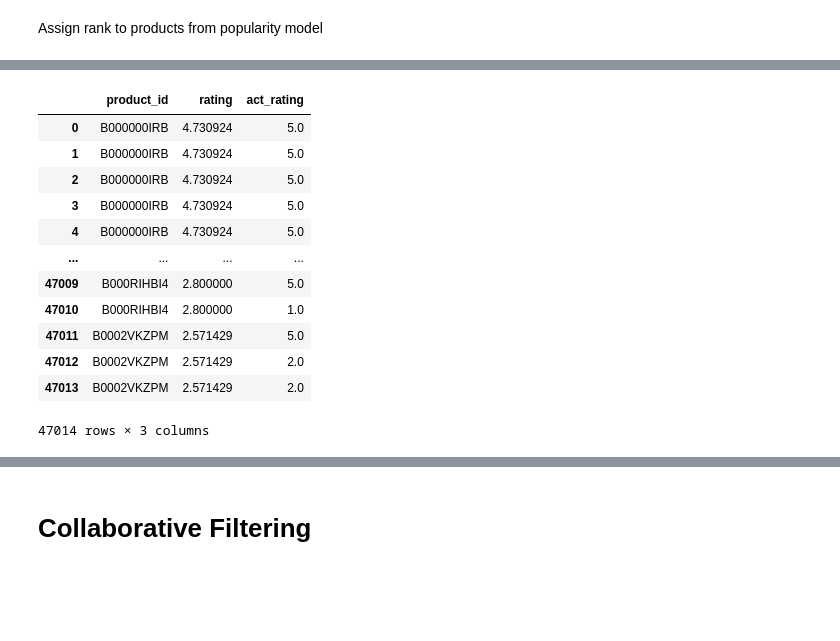
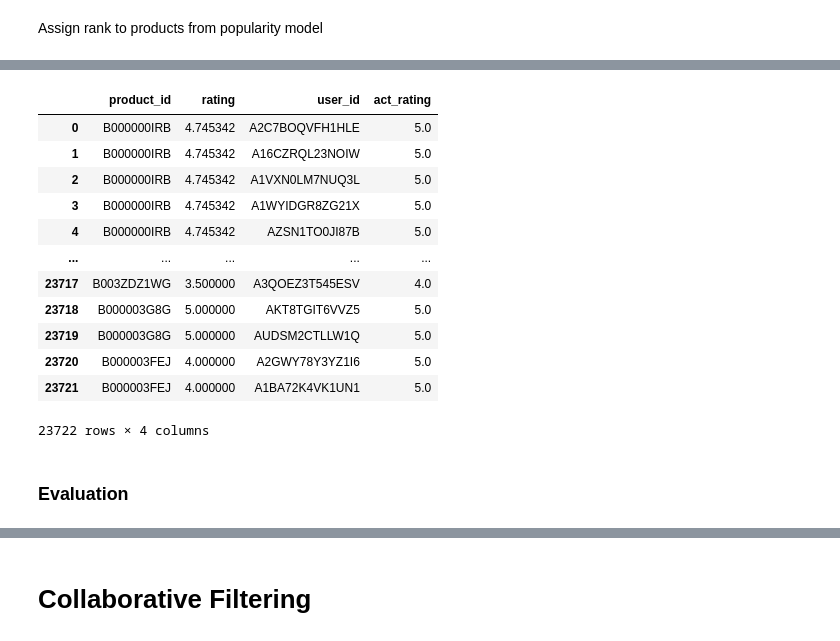
Before and after one commit to ambdash/Amazon-RecSys, a Jupyter notebook: Amazon_RecSys.ipynb, the cells around one changed output, grey strips where cells are left out. Drawn from its saved outputs; the diff is of its cells as text; code cells hidden in the pictures; blank space fills up the shorter version.

```diff
--- a/Amazon_RecSys.ipynb
+++ b/Amazon_RecSys.ipynb
@@ -391,5 +579,8 @@ data_grouped_tr
 # %%
-df_grouped_tr = X_train[['product_id', 'product_rating_counter']].drop_duplicates('product_id').merge(data_grouped_tr, how = 'inner', on = 'product_id')
-df_grouped_tr.sort_values(by = 'product_rating_counter', ascending = False)
+# merge with rate counter of each product_id and descending sorting
+df_grouped_tr = X_train[['product_id', 'product_rating_counter']].drop_duplicates(
+    'product_id').merge(data_grouped_tr, how='inner', on='product_id')
+# Basic popularity model
+df_grouped_tr.sort_values(by='product_rating_counter', ascending=False)
 # %% [output]
 |  | product_id | product_rating_counter | rating |
@@ -408,6 +599,10 @@ df_grouped_tr.sort_values(by = 'product_rating_counter', ascending = False)
 # %%
+# Set and print N recommendations = 10
 N_recommendations = 10
-popularity_model = df_grouped_tr.sort_values(by = ['product_rating_counter', 'rating'], ascending = [0,0])
+popularity_model = df_grouped_tr.sort_values(
+    by=['product_rating_counter', 'rating'], ascending=[0, 0])
+# Choose product with rating >= 4
+popularity_model = popularity_model[popularity_model['rating'] >= 4]
 popularity_model.head(N_recommendations)
 # %% [output]
 |  | product_id | product_rating_counter | rating |
@@ -440,10 +619,11 @@ popularity_model
 # %% [markdown]
 Assign rank to products from popularity model
 # %%
-#Generate a recommendation rank based upon score
-popularity_model['rank'] = popularity_model['product_rating_counter'].rank(ascending=0, method='first')
+# Generate a recommendation rank based upon score
+popularity_model['rank'] = popularity_model['product_rating_counter'].rank(
+    ascending=0, method='first')
 popularity_model
-#Get the top 5 recommendations
+# Get the top 10 recommendations
 ranking_recommendations = popularity_model.head(10)
 ranking_recommendations
 # %% [output]
@@ -497,10 +712,10 @@ Precision:
 Recall:
 ![Recall](https://miro.medium.com/max/906/0*hQvUN7_CU2dvA7-3)
 # %%
-#Calculating the RMSE of the popularity based recommendation system
-#Rating present in the test data is the actual rating
+# Calculating the RMSE of the popularity based recommendation system
+# Rating present in the test data is the actual rating
 data_tt = X_test
-data_tt = data_tt[['product_id', 'rating']]
-data_tt.rename(columns = {'rating':'act_rating'}, inplace = True)
+data_tt = data_tt[['user_id', 'product_id', 'rating']]
+data_tt.rename(columns={'rating': 'act_rating'}, inplace=True)
 data_tt
 # %% [output]
@@ -524,18 +735,19 @@ See the caveats in the documentation: https://pandas.pydata.org/pandas-docs/stab
 # %%
-#Merge the train data having average rating with the test data having actual rating at product level
-data_tr_tt = pd.merge(popularity_model[['product_id','rating']], data_tt, on = 'product_id', how = 'inner')
+# Merge the train data having average rating with the test data having actual rating at product level
+data_tr_tt = pd.merge(
+    popularity_model[['product_id', 'rating']], data_tt, on='product_id', how='inner')
 data_tr_tt
 # %% [output]
-|  | product_id | rating | act_rating |
-| 0 | B000000IRB | 4.730924 | 5.0 |
-| 1 | B000000IRB | 4.730924 | 5.0 |
-| 2 | B000000IRB | 4.730924 | 5.0 |
-| 3 | B000000IRB | 4.730924 | 5.0 |
-| 4 | B000000IRB | 4.730924 | 5.0 |
-| ... | ... | ... | ... |
-| 47009 | B000RIHBI4 | 2.800000 | 5.0 |
-| 47010 | B000RIHBI4 | 2.800000 | 1.0 |
-| 47011 | B0002VKZPM | 2.571429 | 5.0 |
-| 47012 | B0002VKZPM | 2.571429 | 2.0 |
-| 47013 | B0002VKZPM | 2.571429 | 2.0 |
+|  | product_id | rating | user_id | act_rating |
+| 0 | B000000IRB | 4.745342 | A2C7BOQVFH1HLE | 5.0 |
+| 1 | B000000IRB | 4.745342 | A16CZRQL23NOIW | 5.0 |
+| 2 | B000000IRB | 4.745342 | A1VXN0LM7NUQ3L | 5.0 |
+| 3 | B000000IRB | 4.745342 | A1WYIDGR8ZG21X | 5.0 |
+| 4 | B000000IRB | 4.745342 | AZSN1TO0JI87B | 5.0 |
+| ... | ... | ... | ... | ... |
+| 23717 | B003ZDZ1WG | 3.500000 | A3QOEZ3T545ESV | 4.0 |
+| 23718 | B000003G8G | 5.000000 | AKT8TGIT6VVZ5 | 5.0 |
+| 23719 | B000003G8G | 5.000000 | AUDSM2CTLLW1Q | 5.0 |
+| 23720 | B000003FEJ | 4.000000 | A2GWY78Y3YZ1I6 | 5.0 |
+| 23721 | B000003FEJ | 4.000000 | A1BA72K4VK1UN1 | 5.0 |
-47014 rows × 3 columns
+23722 rows × 4 columns
@@ -544,0 +754,2 @@ from sklearn.metrics import mean_squared_error
+# %% [markdown]
+### Evaluation
```
Also changed, not shown: parts of 150 cells of this notebook, 1 other file.
